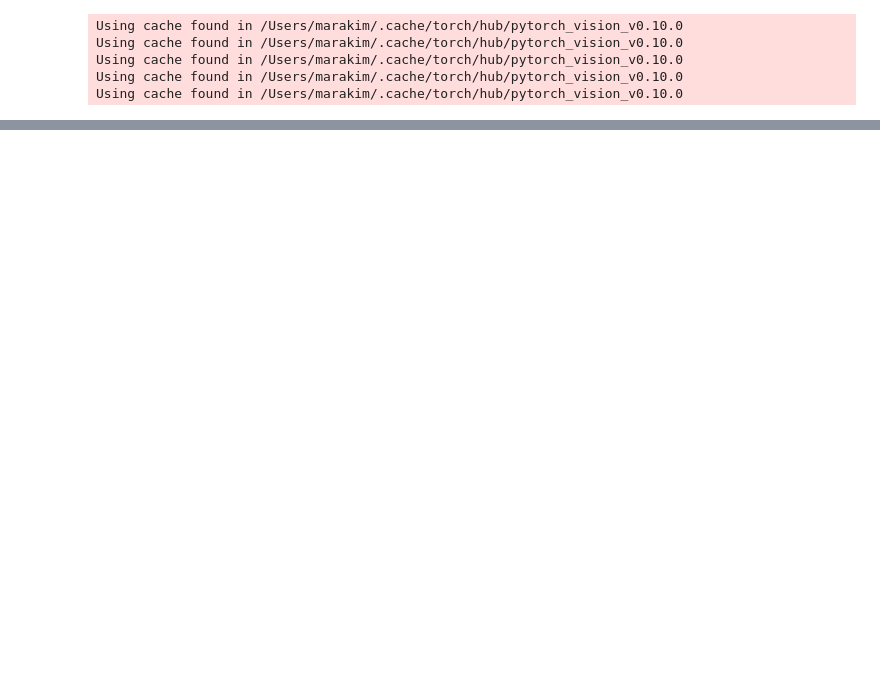
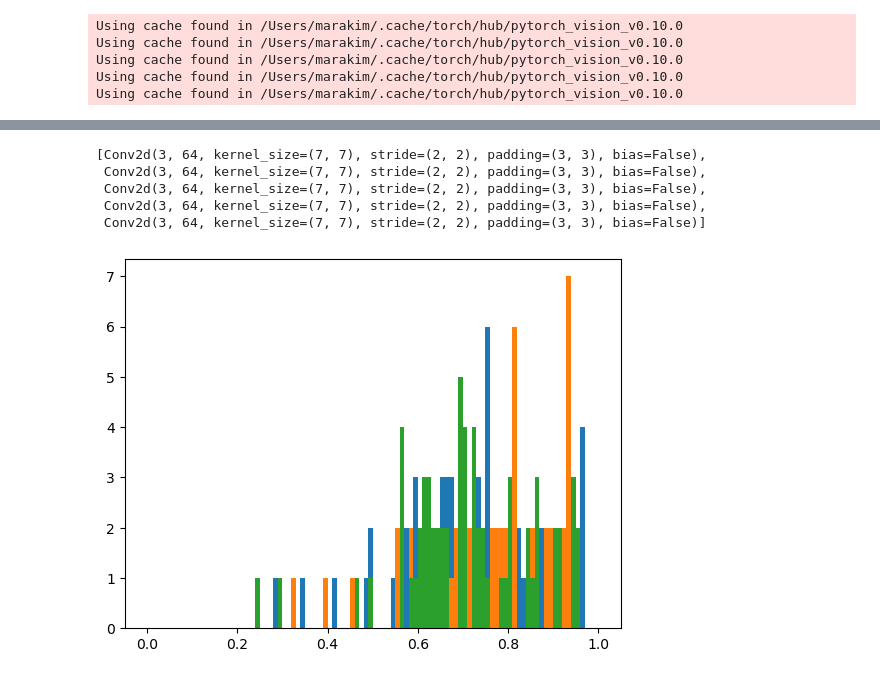
Before and after one commit to astralarya/network_inflation, a Jupyter notebook: Resnet.ipynb, the cells around one changed output, grey strips where cells are left out. Cells and saved outputs as stored; diff of their text form; code cells hidden in the pictures; blank space fills up the shorter version.

```diff
--- a/Resnet.ipynb
+++ b/Resnet.ipynb
@@ -64,11 +63,11 @@ preprocess = transforms.Compose([
 training_data = torchvision.datasets.ImageFolder('~/Documents/research/imagenet/ILSVRC/Data/CLS-LOC/train/', transform=preprocess)
 # %%
-def train_model(model, training_data, batch_size=256, num_epochs=10):
-    training_loader = torch.utils.data.DataLoader2(
-        training_data,
+def train_model(model, data, batch_size=256, num_epochs=10):
+    data_loader = torch.utils.data.DataLoader2(
+        data,
         batch_size=batch_size,
+        shuffle=True,
     )
-    #testing_loader = torch.utils.data.DataLoader2(IterableWrapper(testing_data), batch_size=256)
 
     criterion = nn.CrossEntropyLoss().to(device)
     optimizer = optim.AdamW(model.parameters())
@@ -78,7 +77,7 @@ def train_model(model, training_data, batch_size=256, num_epochs=10):
     model.to(device)
     for epoch in range(num_epochs):
         epoch_loss = 0.0
-        for inputs, labels in tqdm(training_loader):
+        for inputs, labels in tqdm(data_loader):
             optimizer.zero_grad()
             outputs = model(inputs.to(device))
             loss = criterion(outputs, labels.to(device))
@@ -92,0 +126,11 @@ KeyboardInterrupt:
+# %%
+list(map(
+    lambda x: x.conv1,
+    resnets
+))
+# %% [output]
+[Conv2d(3, 64, kernel_size=(7, 7), stride=(2, 2), padding=(3, 3), bias=False),
+ Conv2d(3, 64, kernel_size=(7, 7), stride=(2, 2), padding=(3, 3), bias=False),
+ Conv2d(3, 64, kernel_size=(7, 7), stride=(2, 2), padding=(3, 3), bias=False),
+ Conv2d(3, 64, kernel_size=(7, 7), stride=(2, 2), padding=(3, 3), bias=False),
+ Conv2d(3, 64, kernel_size=(7, 7), stride=(2, 2), padding=(3, 3), bias=False)]
@@ -92,0 +182,6 @@ KeyboardInterrupt:
+# %%
+self_similarity(resnet50)
+self_similarity(resnet101)
+self_similarity(resnet152)
+# %% [output]
+[figure, added]
```
Also changed, not shown: parts of 12 cells of this notebook.
